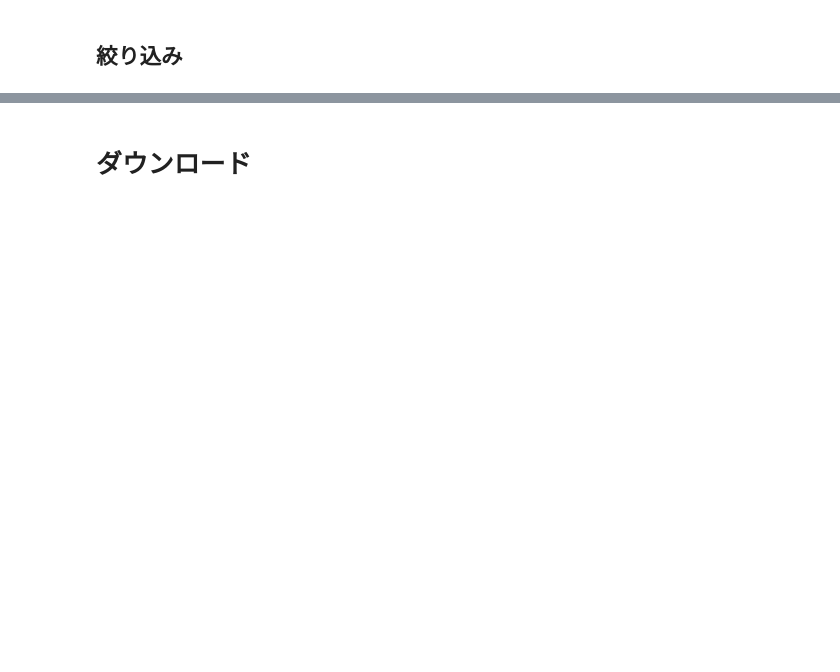
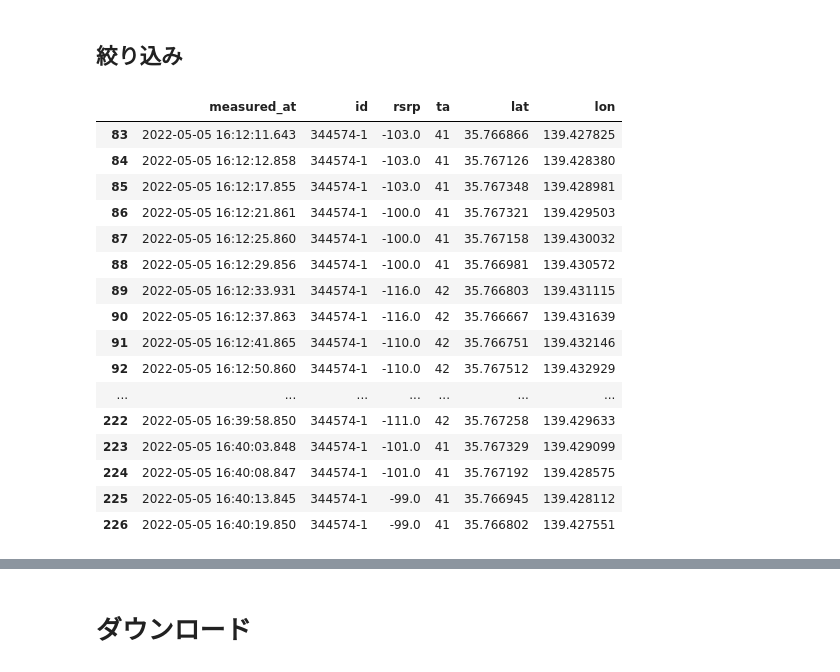
Before and after one commit to imabari/rakuten_tools, a Jupyter notebook: rakuten_tower_search.ipynb, the cells around one changed output, grey strips where cells are left out. Cells and saved outputs as stored; diff of their text form; code cells hidden in the pictures; blank space fills up the shorter version.

```diff
--- a/rakuten_tower_search.ipynb
+++ b/rakuten_tower_search.ipynb
@@ -135,7 +202,25 @@ map1.save("map1.html")
 ## 絞り込み
 # %%
 df2 = df1[df1["cell_id"].isin(cells)].copy()
-df2
+df2[["measured_at", "id", "rsrp", "ta", "lat", "lon"]]
+# %% [output]
+|  | measured_at | id | rsrp | ta | lat | lon |
+| 83 | 2022-05-05 16:12:11.643 | 344574-1 | -103.0 | 41 | 35.766866 | 139.427825 |
+| 84 | 2022-05-05 16:12:12.858 | 344574-1 | -103.0 | 41 | 35.767126 | 139.428380 |
+| 85 | 2022-05-05 16:12:17.855 | 344574-1 | -103.0 | 41 | 35.767348 | 139.428981 |
+| 86 | 2022-05-05 16:12:21.861 | 344574-1 | -100.0 | 41 | 35.767321 | 139.429503 |
+| 87 | 2022-05-05 16:12:25.860 | 344574-1 | -100.0 | 41 | 35.767158 | 139.430032 |
+| 88 | 2022-05-05 16:12:29.856 | 344574-1 | -100.0 | 41 | 35.766981 | 139.430572 |
+| 89 | 2022-05-05 16:12:33.931 | 344574-1 | -116.0 | 42 | 35.766803 | 139.431115 |
+| 90 | 2022-05-05 16:12:37.863 | 344574-1 | -116.0 | 42 | 35.766667 | 139.431639 |
+| 91 | 2022-05-05 16:12:41.865 | 344574-1 | -110.0 | 42 | 35.766751 | 139.432146 |
+| 92 | 2022-05-05 16:12:50.860 | 344574-1 | -110.0 | 42 | 35.767512 | 139.432929 |
+| ... | ... | ... | ... | ... | ... | ... |
+| 222 | 2022-05-05 16:39:58.850 | 344574-1 | -111.0 | 42 | 35.767258 | 139.429633 |
+| 223 | 2022-05-05 16:40:03.848 | 344574-1 | -101.0 | 41 | 35.767329 | 139.429099 |
+| 224 | 2022-05-05 16:40:08.847 | 344574-1 | -101.0 | 41 | 35.767192 | 139.428575 |
+| 225 | 2022-05-05 16:40:13.845 | 344574-1 | -99.0 | 41 | 35.766945 | 139.428112 |
+| 226 | 2022-05-05 16:40:19.850 | 344574-1 | -99.0 | 41 | 35.766802 | 139.427551 |
 # %%
 map2 = make_map(df2, 16)
 map2
```
Also changed, not shown: parts of 16 cells of this notebook.
